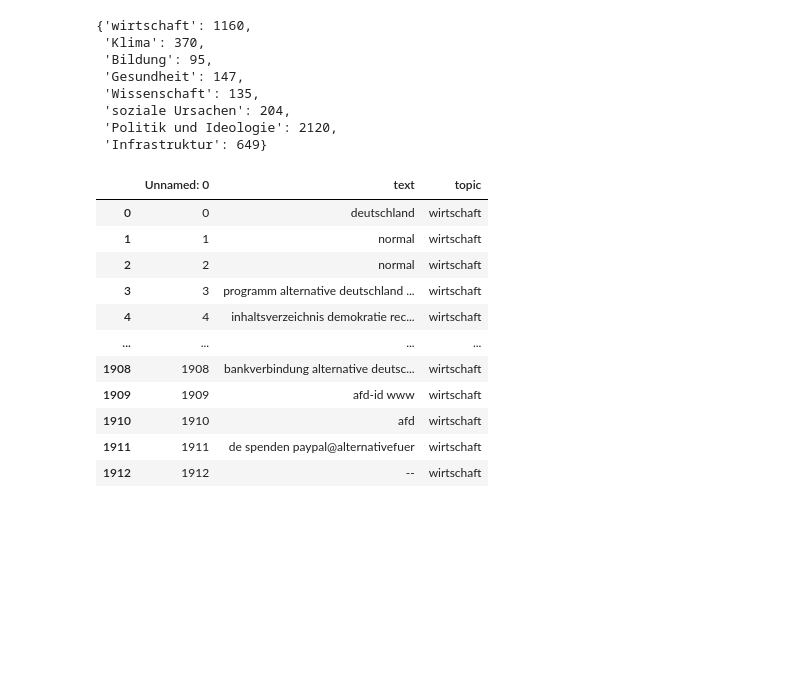
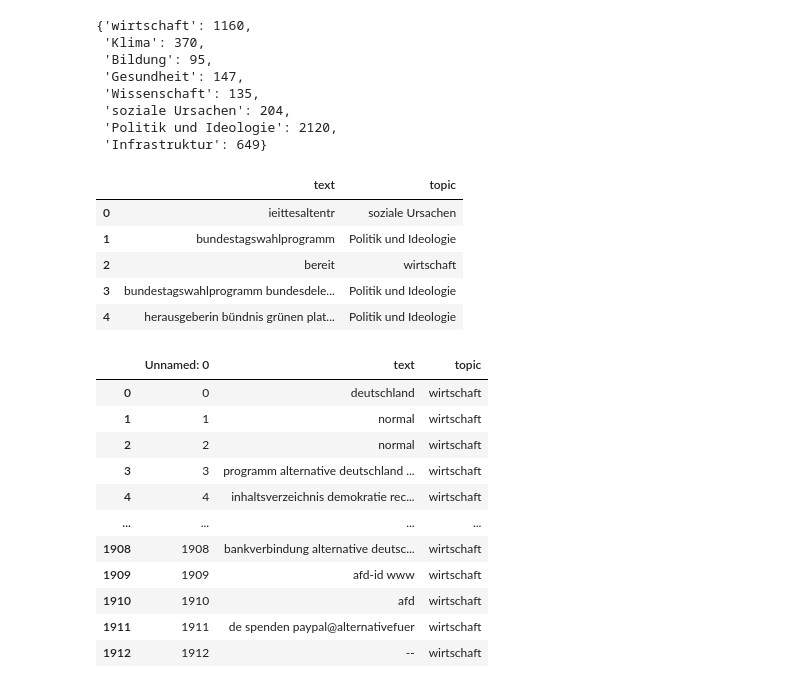
Before and after one commit to NICFRU/NLP, a Jupyter notebook: test.ipynb, the cells around one changed output. Cells and saved outputs as stored; diff of their text form; code cells hidden in the pictures; blank space fills up the shorter version.

```diff
--- a/test.ipynb
+++ b/test.ipynb
@@ -432,0 +428,14 @@ dict_keys(['wirtschaft', 'Klima', 'Bildung', 'Gesundheit', 'Wissenschaft', 'sozi
+# %%
+def list_lemma(lsit):
+    liste=[]
+    string=' '.join(lsit)
+    nlp = spacy.load("de_core_news_lg")
+    doc = nlp(str(string))
+    for token in tqdm(doc):
+        if not token.is_stop and not token.is_punct:
+            liste.append(token.lemma_.lower())
+    return list(dict.fromkeys(liste))
+topics = load_yaml_file('topic_modeling/topic_g.yml')
+
+for topic in topics.keys():
+    topics[topic]=list_lemma(topics[topic])
@@ -689,6 +698,15 @@ topic_sentence_count
  'Infrastruktur': 649}
 # %%
 df_top=get_topical_sentences(sent, topics,1)
+# %%
+df_top.head()
+# %% [output]
+|  | text | topic |
+| 0 | ieittesaltentr | soziale Ursachen |
+| 1 | bundestagswahlprogramm | Politik und Ideologie |
+| 2 | bereit | wirtschaft |
+| 3 | bundestagswahlprogramm bundesdele... | Politik und Ideologie |
+| 4 | herausgeberin bündnis grünen plat... | Politik und Ideologie |
 # %%
 # create csv
 def automated_topical_sentences(data_names, topics):
```
Also changed, not shown: parts of 7 cells of this notebook, 4 other files.
